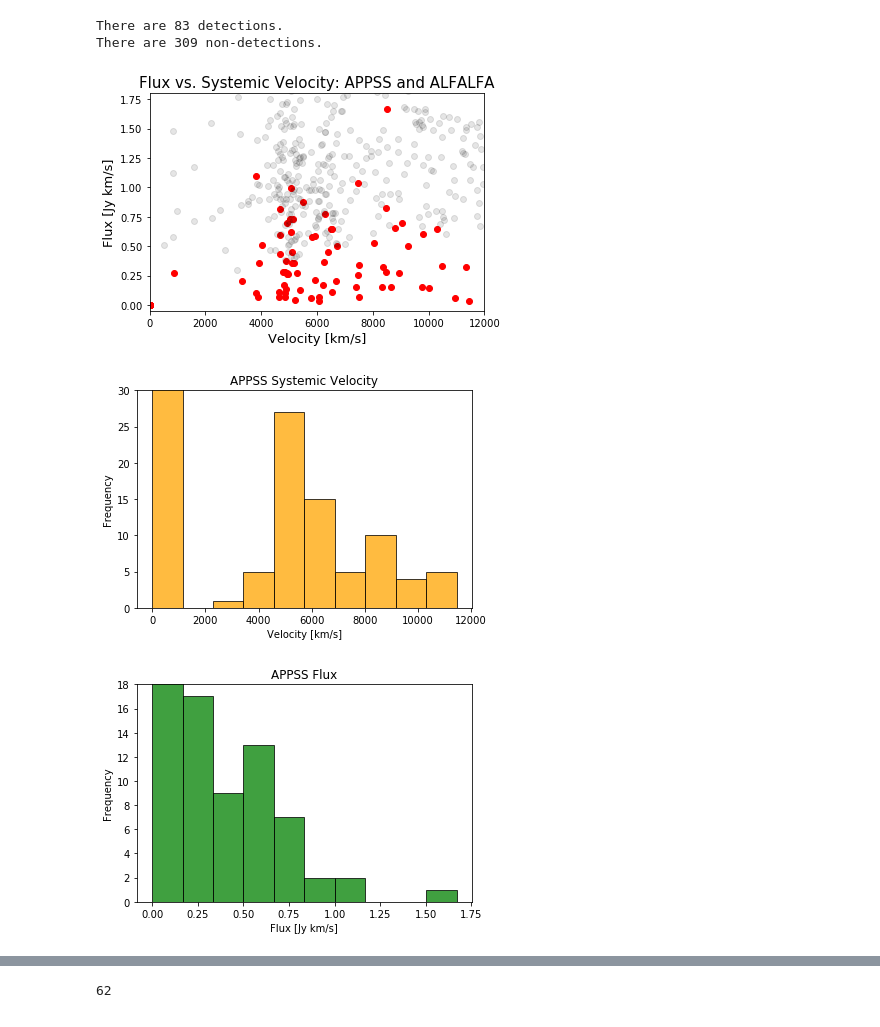
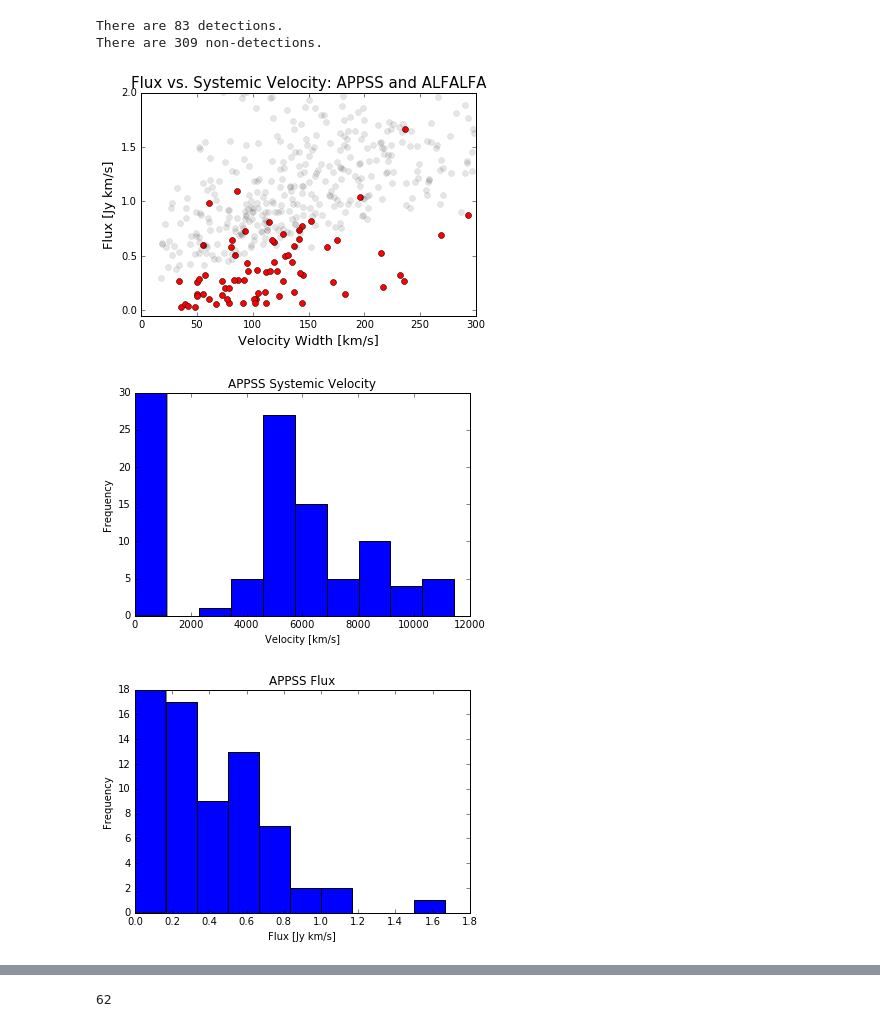
Before and after one commit to jsribaud/APPSS, a Jupyter notebook: UAT_code.ipynb, the cells around one changed output, grey strips where cells are left out. Drawn from its saved outputs; the diff is of its cells as text; code cells hidden in the pictures.

```diff
--- a/UAT_code.ipynb
+++ b/UAT_code.ipynb
@@ -136,43 +153,41 @@ print('There are',np.size(n), 'non-detections.')
 There are 83 detections.
 There are 309 non-detections.
 # %%
-import pylab #pylab allows you to put range on x and y axis
-
 HI = data_alf['usedecdeg']
 gooddec=(HI >= 33.5) & (HI <= 36.5)
-#print(goodHI)
 
-#my data slice flux and velocity
-#notice how I redefined the velocity
+
+#w50 from reduced slice
+w50_appss=data_appss['W50']
 flux_appss=data_appss['Flux']
-v1=v_sys
 
 #alfalfa data
 flux_alf=data_alf['HIflux']
-v2=data_alf['Vhelio']
+w50_alf=data_alf['W50']
 
-
-goodv2=v2[gooddec]
-goodflux=flux_alf[gooddec]
+good_w50_alf=w50_alf[gooddec]
+good_flux_alf=flux_alf[gooddec]
+good_w50_appss=w50_appss[(w50_appss > 0)]
+good_flux_appss=flux_appss[(flux_appss > 0)]
 
 #figure of the velocity vs. flux of the appss slice and the alfalfa data
 plt.figure()
-plt.plot(v1, flux_appss,'ro')
-plt.plot(goodv2, goodflux,'ko', alpha=.1) #only near dec 35, 1.5
+plt.plot(good_w50_appss, good_flux_appss,'ro')
+plt.plot(good_w50_alf, good_flux_alf,'ko', alpha=.1) #only near dec 35, 1.5
 plt.title('Flux vs. Systemic Velocity: APPSS and ALFALFA',fontsize=15)
-plt.xlabel('Velocity [km/s]',fontsize=13)
+plt.xlabel('Velocity Width [km/s]',fontsize=13)
 plt.ylabel('Flux [Jy km/s]',fontsize=13)
-pylab.ylim([-.05,1.8]) #change the range on the y axis
-pylab.xlim([0,12000]) #Change the range on the x axis
+pylab.ylim([-.05,2]) #change the range on the y axis
+pylab.xlim([0,300]) #Change the range on the x axis
 fig = plt.gcf()
 
-#fig.savefig('flux_velocity_both.pdf') #uncomment to save a pdf
+#fig.savefig('flux_velocity_both.pdf')  uncomment to save a pdf
 # %% [output]
-[figure, old version]
+[figure, new version]
 # %%
 #systemic velocity frequency of just my slice
 plt.figure(1)
-plt.hist(v1, alpha=.75, facecolor = 'orange', edgecolor= 'black')
+plt.hist(v1)
 plt.title("APPSS Systemic Velocity")
 plt.xlabel("Velocity [km/s]")
 plt.ylabel("Frequency")
@@ -184,7 +199,7 @@ fig1 = plt.gcf()
 
 #flux frequency of just my slice
 plt.figure(2)
-plt.hist(flux_appss, alpha=.75, facecolor = 'green', edgecolor= 'black')
+plt.hist(flux_me)
 plt.title("APPSS Flux")
 plt.xlabel("Flux [Jy km/s]")
 plt.ylabel("Frequency")
@@ -194,8 +209,8 @@ fig2 = plt.gcf()
 
 #fig2.savefig('flux_appss.pdf')
 # %% [output]
-[figure, old version]
+[figure, new version]
-[figure, old version]
+[figure, new version]
 # %%
 #this histogram is just of the systemic velocity of ALFALFA data in my slice's range
 plt.figure()
```
Also changed, not shown: parts of 9 cells of this notebook, 1 other file.
